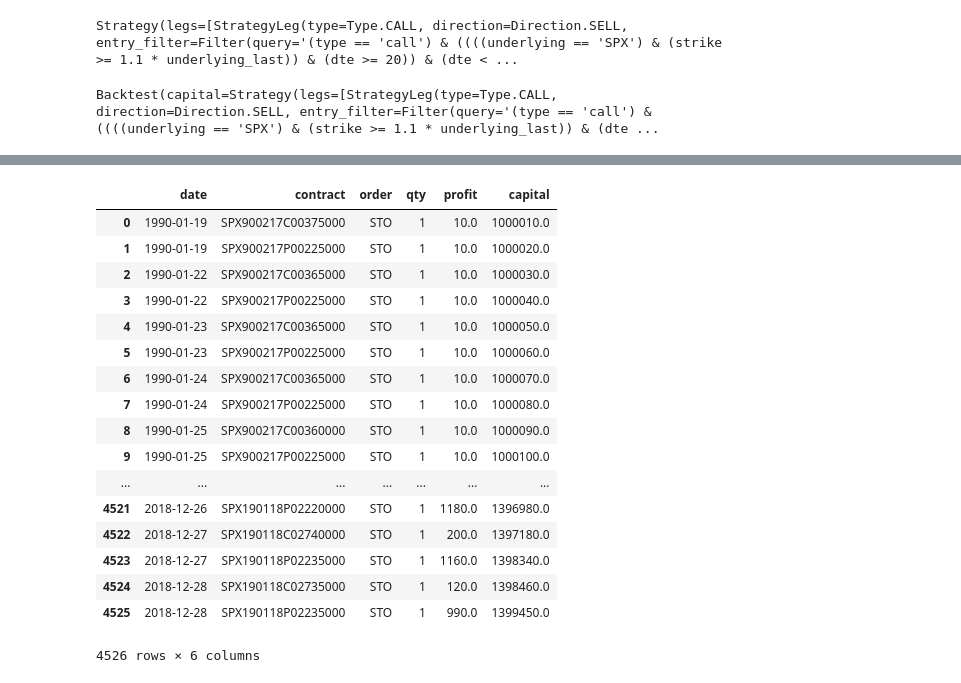
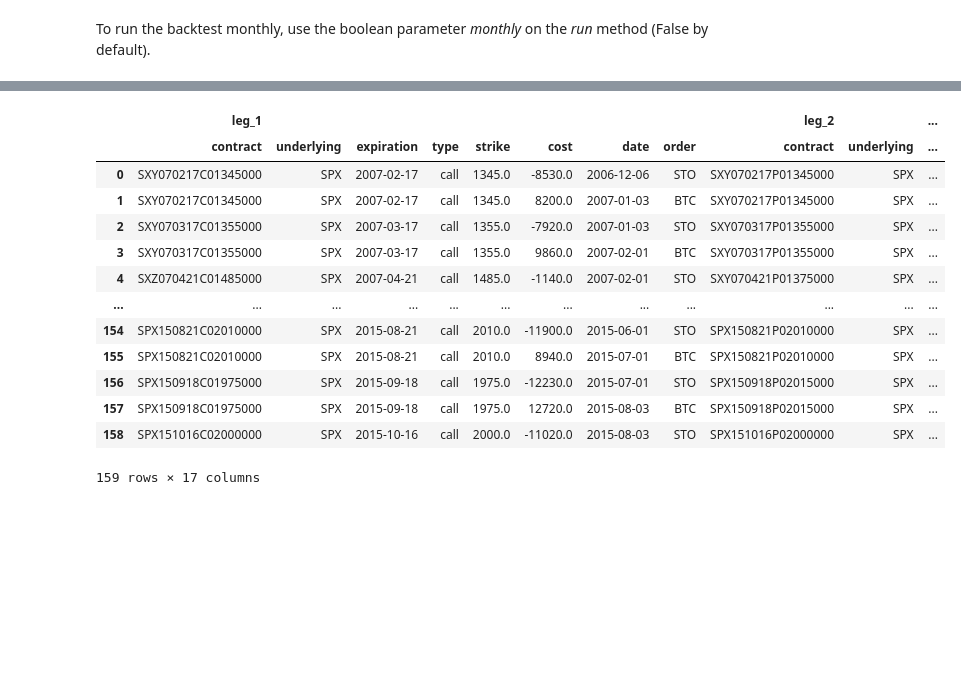
Before and after one commit to lambdaclass/options_backtester, a Jupyter notebook: backtester/demos/backtester_demo.ipynb, the cells around one changed output, grey strips where cells are left out. Drawn from its saved outputs; the diff is of its cells as text; code cells hidden in the pictures; blank space fills up the shorter version.

```diff
--- a/backtester/demos/backtester_demo.ipynb
+++ b/backtester/demos/backtester_demo.ipynb
@@ -11,6 +18,6 @@ from backtester.strategy import Strategy, StrategyLeg
 from backtester.option import Type, Direction
 from backtester import Backtest
 # %%
-data = HistoricalOptionsData("data/options_data_v2.h5",
-                             key="/SPX")
+# Cleaned up data
+data = HistoricalOptionsData("allspx/options_data_v2_pruned_compressed.h5", key="/SPX")
 schema = data.schema
@@ -27,0 +24,2 @@ We'll implement a simple [short straddle](https://www.optionseducation.org/strat
+# %%
+data._data = data._data[(data._data['quotedate'] >= '2006-12-06') & (data._data['quotedate'] <= '2015-08-21')]
@@ -28,26 +180,27 @@ We'll implement a simple [short straddle](https://www.optionseducation.org/strat
+# %% [markdown]
+To run the backtest monthly, use the boolean parameter *monthly* on the *run* method (False by default).
 # %%
-leg1 = StrategyLeg(schema, option_type=Type.CALL, direction=Direction.SELL)
-leg1.entry_filter = (schema.underlying == "SPX") & (
-    schema.strike >= 1.1 * schema.underlying_last) & (schema.dte >=
-                                                      20) & (schema.dte <= 30)
-leg1.exit_filter = (schema.underlying == "SPX") & (schema.dte <= 2)
+# Short ATM straddle (monthly)
+short_straddle_monthly = Strategy(schema)
 
-leg2 = StrategyLeg(schema, option_type=Type.PUT, direction=Direction.SELL)
-leg2.entry_filter = (schema.underlying == "SPX") & (
-    schema.strike <= schema.underlying_last * 0.9) & (schema.dte >=
-                                                      20) & (schema.dte <= 30)
-leg2.exit_filter = (schema.underlying == "SPX") & (schema.dte <= 2)
-strat.add_leg(leg1)
-strat.add_leg(leg2)
+leg1 = StrategyLeg("leg_1", schema, option_type=Type.CALL, direction=Direction.SELL)
+leg1.entry_filter = (schema.underlying == "SPX") & (schema.dte > 60) & (schema.dte <= 90) & (schema.strike >= schema.underlying_last * 0.95) & (schema.strike <= schema.underlying_last * 1.05)
+
+leg1.exit_filter = (schema.dte <= 60)
+
+leg2 = StrategyLeg("leg_2", schema, option_type=Type.PUT, direction=Direction.SELL)
+leg2.entry_filter = (schema.underlying == "SPX") & (schema.dte > 60) & (schema.dte <= 90) & (schema.strike >= schema.underlying_last * 0.95) & (schema.strike <= schema.underlying_last * 1.05)
+
+leg2.exit_filter = (schema.dte <= 60)
+
+short_straddle_monthly.add_legs([leg1, leg2])
+# Exit thresholds: none
+short_straddle_monthly.exit_thresholds = (float('inf'), float('inf'))
-# %% [output]
-Strategy(legs=[StrategyLeg(type=Type.CALL, direction=Direction.SELL, entry_filter=Filter(query='(type == 'call') & ((((underlying == 'SPX') & (strike >= 1.1 * underlying_last)) & (dte >= 20)) & (dte < ...
 # %%
-bt = Backtest()
-bt.strategy = strat
+bt = Backtest(capital = 0)
+bt.strategy = short_straddle_monthly
 bt.data = data
-bt
+bt.stop_if_broke = False
-# %% [output]
-Backtest(capital=Strategy(legs=[StrategyLeg(type=Type.CALL, direction=Direction.SELL, entry_filter=Filter(query='(type == 'call') & ((((underlying == 'SPX') & (strike >= 1.1 * underlying_last)) & (dte ...
 # %%
-bt.run()
+bt.run(monthly=True)
 # %% [output]
@@ -54,18 +209,14 @@ bt.run()
-|  | date | contract | order | qty | profit | capital |
-| 0 | 1990-01-19 | SPX900217C00375000 | STO | 1 | 10.0 | 1000010.0 |
-| 1 | 1990-01-19 | SPX900217P00225000 | STO | 1 | 10.0 | 1000020.0 |
-| 2 | 1990-01-22 | SPX900217C00365000 | STO | 1 | 10.0 | 1000030.0 |
-| 3 | 1990-01-22 | SPX900217P00225000 | STO | 1 | 10.0 | 1000040.0 |
-| 4 | 1990-01-23 | SPX900217C00365000 | STO | 1 | 10.0 | 1000050.0 |
-| 5 | 1990-01-23 | SPX900217P00225000 | STO | 1 | 10.0 | 1000060.0 |
-| 6 | 1990-01-24 | SPX900217C00365000 | STO | 1 | 10.0 | 1000070.0 |
-| 7 | 1990-01-24 | SPX900217P00225000 | STO | 1 | 10.0 | 1000080.0 |
-| 8 | 1990-01-25 | SPX900217C00360000 | STO | 1 | 10.0 | 1000090.0 |
-| 9 | 1990-01-25 | SPX900217P00225000 | STO | 1 | 10.0 | 1000100.0 |
-| ... | ... | ... | ... | ... | ... | ... |
-| 4521 | 2018-12-26 | SPX190118P02220000 | STO | 1 | 1180.0 | 1396980.0 |
-| 4522 | 2018-12-27 | SPX190118C02740000 | STO | 1 | 200.0 | 1397180.0 |
-| 4523 | 2018-12-27 | SPX190118P02235000 | STO | 1 | 1160.0 | 1398340.0 |
-| 4524 | 2018-12-28 | SPX190118C02735000 | STO | 1 | 120.0 | 1398460.0 |
-| 4525 | 2018-12-28 | SPX190118P02235000 | STO | 1 | 990.0 | 1399450.0 |
+|  | leg_1 |  |  |  |  |  |  |  | leg_2 |  | ... |
+|  | contract | underlying | expiration | type | strike | cost | date | order | contract | underlying | ... |
+| 0 | SXY070217C01345000 | SPX | 2007-02-17 | call | 1345.0 | -8530.0 | 2006-12-06 | STO | SXY070217P01345000 | SPX | ... |
+| 1 | SXY070217C01345000 | SPX | 2007-02-17 | call | 1345.0 | 8200.0 | 2007-01-03 | BTC | SXY070217P01345000 | SPX | ... |
+| 2 | SXY070317C01355000 | SPX | 2007-03-17 | call | 1355.0 | -7920.0 | 2007-01-03 | STO | SXY070317P01355000 | SPX | ... |
+| 3 | SXY070317C01355000 | SPX | 2007-03-17 | call | 1355.0 | 9860.0 | 2007-02-01 | BTC | SXY070317P01355000 | SPX | ... |
+| 4 | SXZ070421C01485000 | SPX | 2007-04-21 | call | 1485.0 | -1140.0 | 2007-02-01 | STO | SXY070421P01375000 | SPX | ... |
+| ... | ... | ... | ... | ... | ... | ... | ... | ... | ... | ... | ... |
+| 154 | SPX150821C02010000 | SPX | 2015-08-21 | call | 2010.0 | -11900.0 | 2015-06-01 | STO | SPX150821P02010000 | SPX | ... |
+| 155 | SPX150821C02010000 | SPX | 2015-08-21 | call | 2010.0 | 8940.0 | 2015-07-01 | BTC | SPX150821P02010000 | SPX | ... |
+| 156 | SPX150918C01975000 | SPX | 2015-09-18 | call | 1975.0 | -12230.0 | 2015-07-01 | STO | SPX150918P02015000 | SPX | ... |
+| 157 | SPX150918C01975000 | SPX | 2015-09-18 | call | 1975.0 | 12720.0 | 2015-08-03 | BTC | SPX150918P02015000 | SPX | ... |
+| 158 | SPX151016C02000000 | SPX | 2015-10-16 | call | 2000.0 | -11020.0 | 2015-08-03 | STO | SPX151016P02000000 | SPX | ... |
-4526 rows × 6 columns
+159 rows × 17 columns
```
Also changed, not shown: parts of 31 cells of this notebook, 1 other file.
